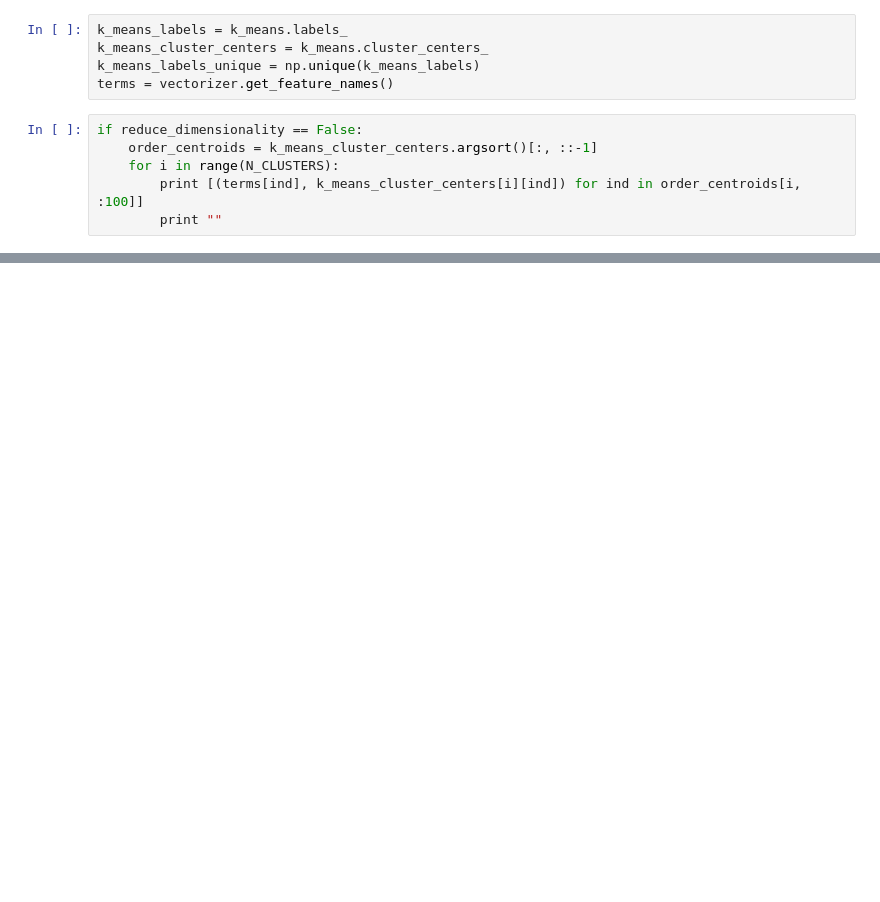
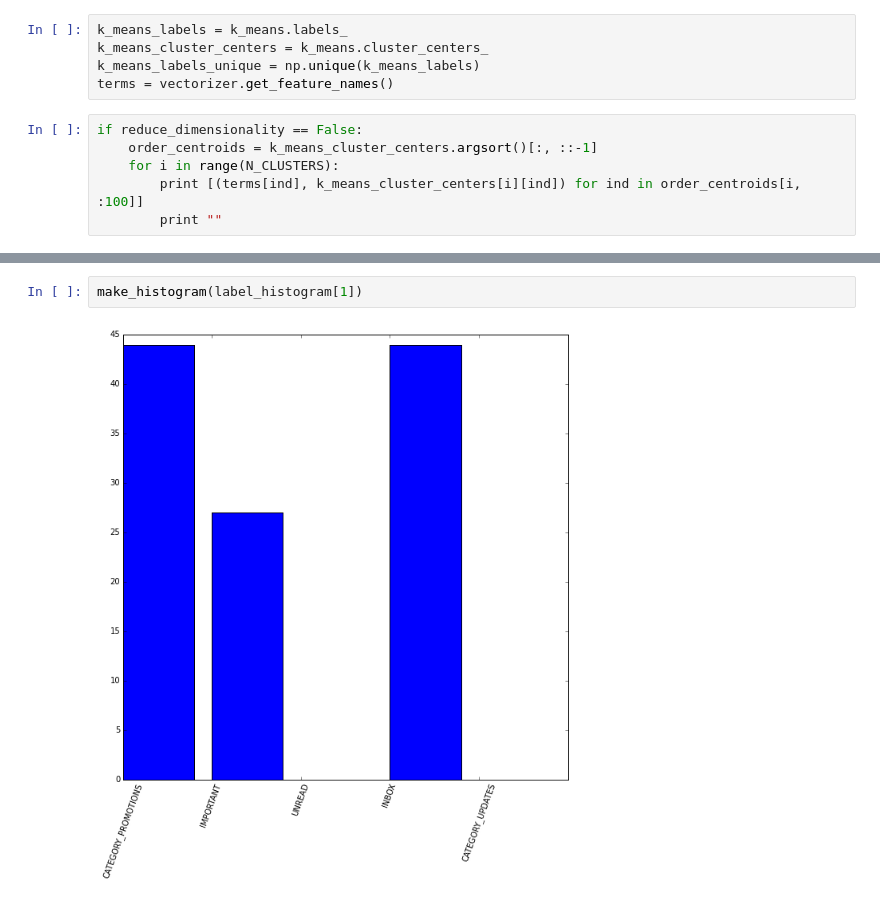
Before and after one commit to dmil/EmailAnalysis, a Jupyter notebook: EmailAnalysis.ipynb, the cells around one changed output, grey strips where cells are left out. Saved outputs shown, nothing was run; the diff lists cells and outputs as text; blank space fills up the shorter version.

```diff
--- a/EmailAnalysis.ipynb
+++ b/EmailAnalysis.ipynb
@@ -139,0 +184,4 @@ NameError: name 'movies' is not defined
+# %%
+make_histogram(label_histogram[1])
+# %% [output]
+[figure, added]
```
Also changed, not shown: parts of 9 cells of this notebook.
